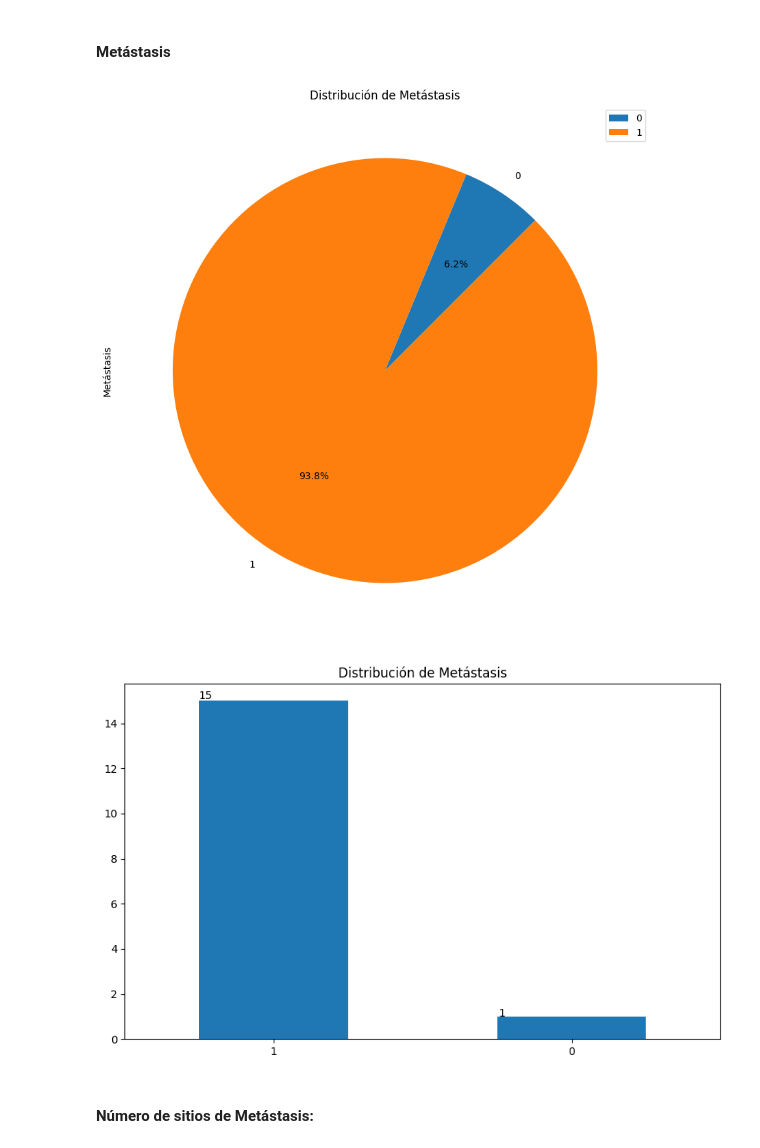
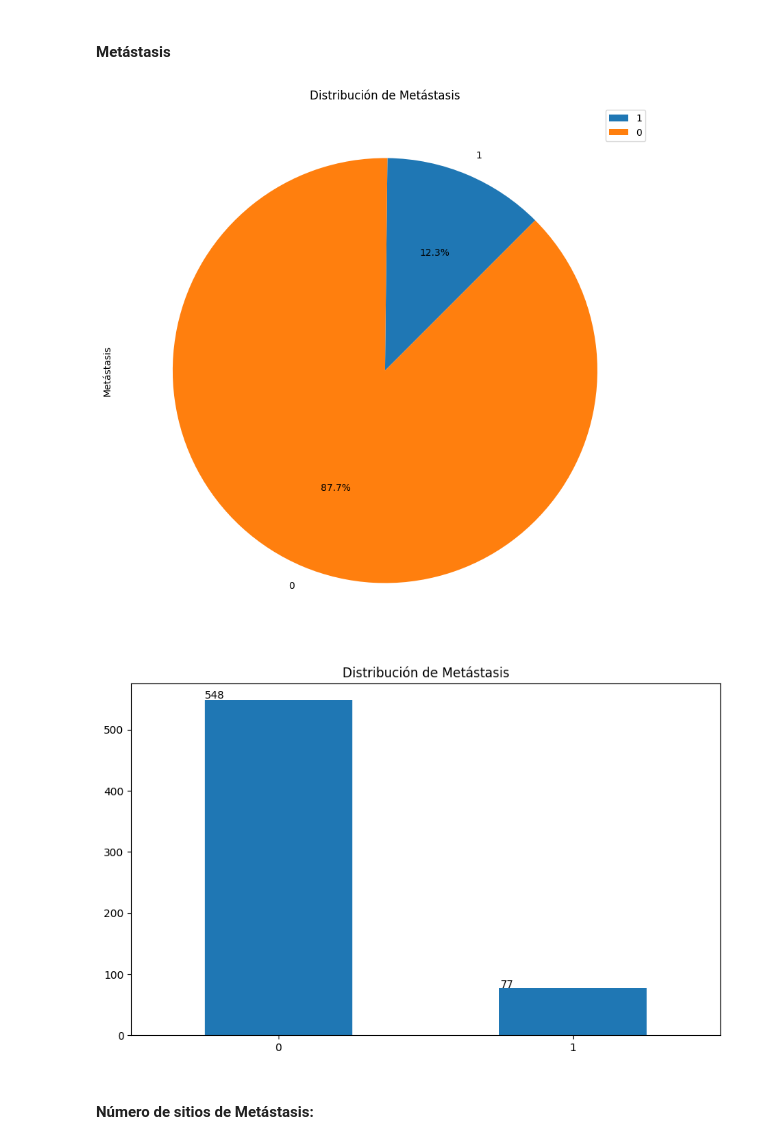
Before and after one commit to slesageq/Survivor_Analysis, a Jupyter notebook: analysis_unfiltered.ipynb, the cells around one changed output. Saved outputs shown, nothing was run; the diff lists cells and outputs as text; code cells hidden in the pictures.

```diff
--- a/analysis_unfiltered.ipynb
+++ b/analysis_unfiltered.ipynb
@@ -892,10 +918,10 @@ univariate_analysis(df_drop_na, "Linfonodos")
 #### Metástasis
 # %%
 
-univariate_analysis(df_drop_na, "Metástasis")
+univariate_analysis(df, "Metástasis")
 # %% [output]
-[figure, old version]
+[figure, new version]
-[figure, old version]
+[figure, new version]
 # %% [markdown]
 #### Número de sitios de Metástasis:
 # %%
```
Also changed, not shown: parts of 4 cells of this notebook.
